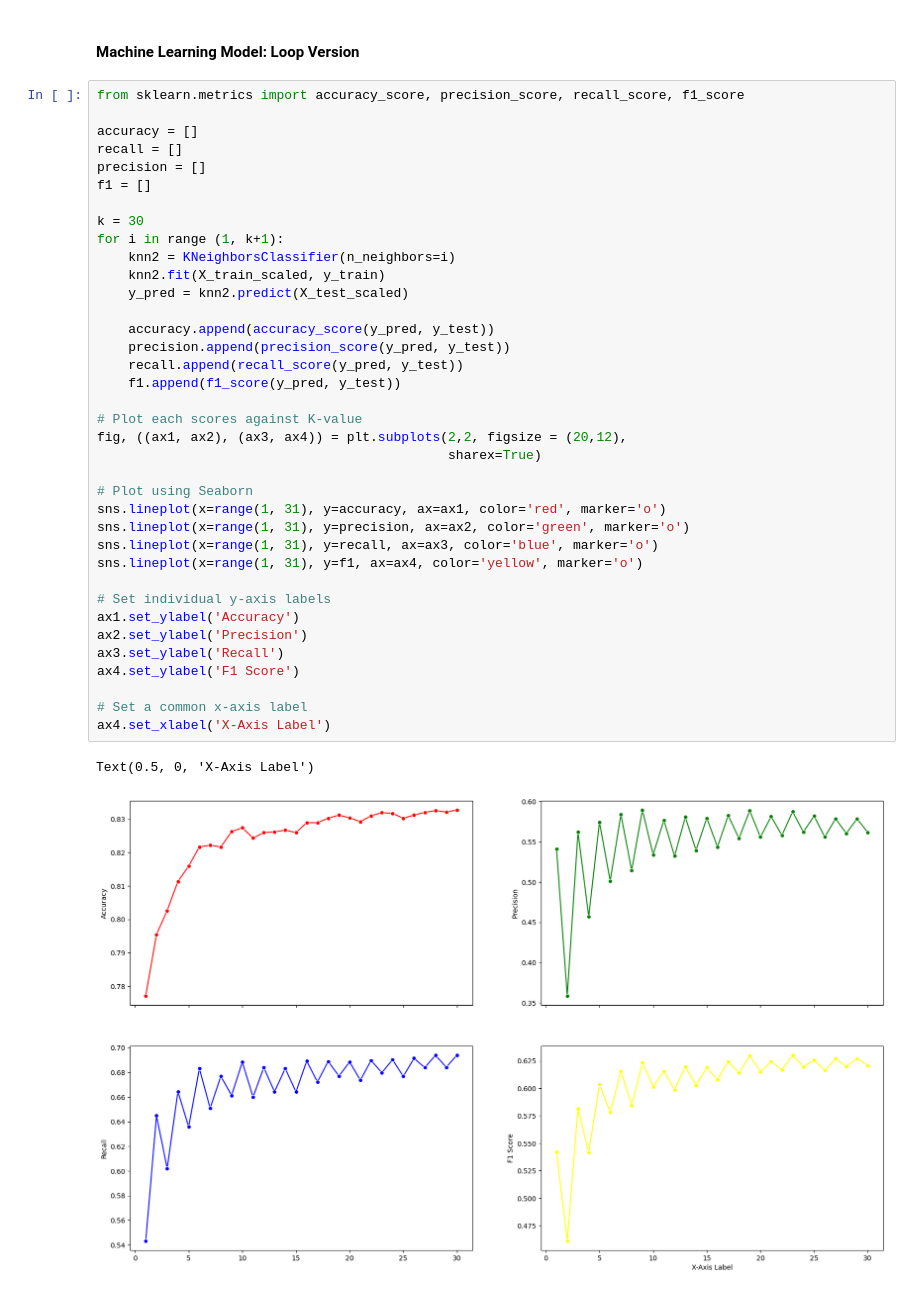
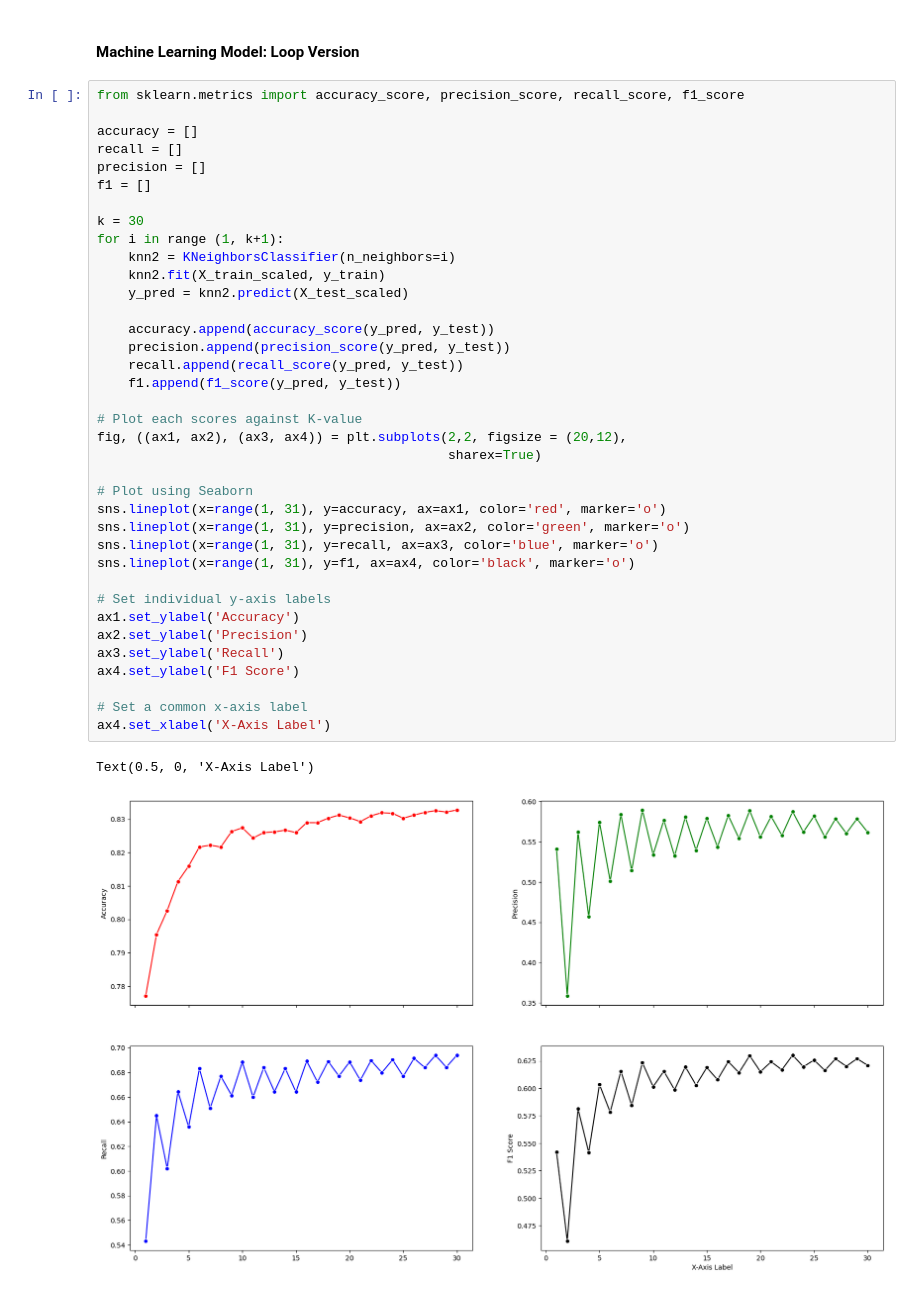
Before and after one commit to Zac-Chenn/MyProject_1-Adult-Income-Prediction, a Jupyter notebook: Adult_Income_Analysis.ipynb, the cells around one changed output. Drawn from its saved outputs; the diff is of its cells as text.

Commit message:
Change color of graph

```diff
--- a/Adult_Income_Analysis.ipynb
+++ b/Adult_Income_Analysis.ipynb
@@ -422,32 +422,32 @@ f1 = []
 k = 30
 for i in range (1, k+1):
     knn2 = KNeighborsClassifier(n_neighbors=i)
     knn2.fit(X_train_scaled, y_train)
     y_pred = knn2.predict(X_test_scaled)
 
     accuracy.append(accuracy_score(y_pred, y_test))
     precision.append(precision_score(y_pred, y_test))
     recall.append(recall_score(y_pred, y_test))
     f1.append(f1_score(y_pred, y_test))
 
 # Plot each scores against K-value
 fig, ((ax1, ax2), (ax3, ax4)) = plt.subplots(2,2, figsize = (20,12),
                                              sharex=True)
 
 # Plot using Seaborn
 sns.lineplot(x=range(1, 31), y=accuracy, ax=ax1, color='red', marker='o')
 sns.lineplot(x=range(1, 31), y=precision, ax=ax2, color='green', marker='o')
 sns.lineplot(x=range(1, 31), y=recall, ax=ax3, color='blue', marker='o')
-sns.lineplot(x=range(1, 31), y=f1, ax=ax4, color='yellow', marker='o')
+sns.lineplot(x=range(1, 31), y=f1, ax=ax4, color='black', marker='o')
 
 # Set individual y-axis labels
 ax1.set_ylabel('Accuracy')
 ax2.set_ylabel('Precision')
 ax3.set_ylabel('Recall')
 ax4.set_ylabel('F1 Score')
 
 # Set a common x-axis label
 ax4.set_xlabel('X-Axis Label')
 # %% [output]
 Text(0.5, 0, 'X-Axis Label')
-[figure, old version]
+[figure, new version]
```
